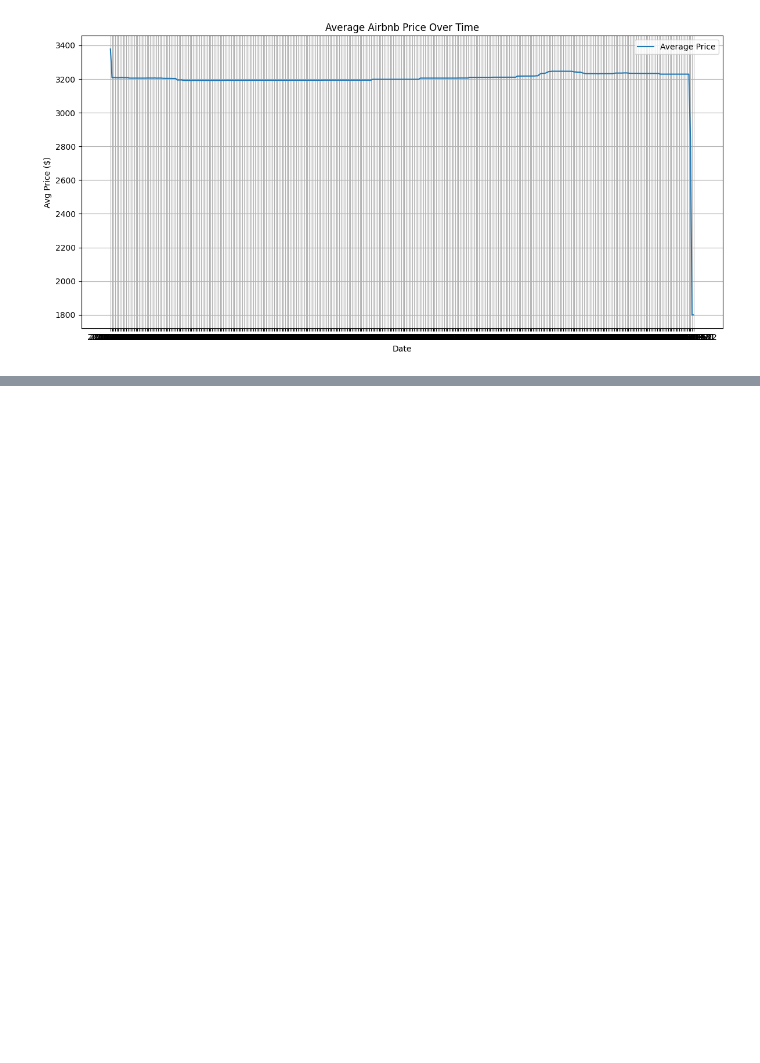
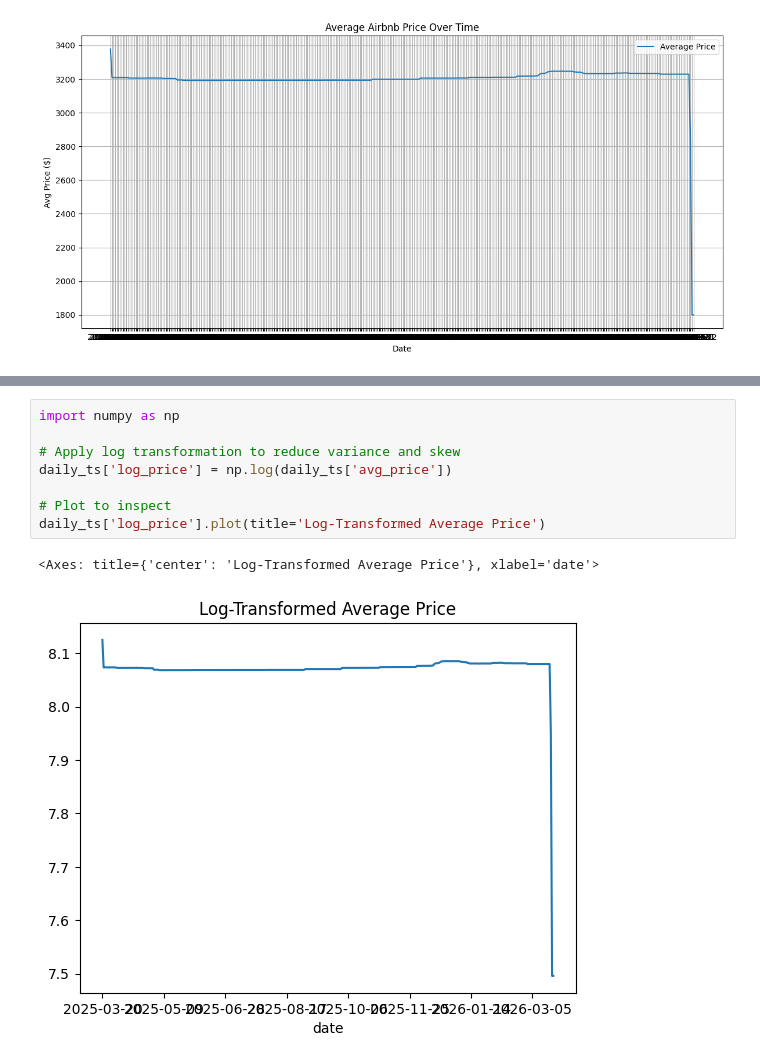
Before and after one commit to Salrahim21/Capstone-project, a Jupyter notebook: Notebook.ipynb, the cells around one changed output, grey strips where cells are left out. Cells and saved outputs as stored; diff of their text form; blank space fills up the shorter version.

```diff
--- a/Notebook.ipynb
+++ b/Notebook.ipynb
@@ -540,0 +600,11 @@ plt.show()
+# %%
+import numpy as np
+
+# Apply log transformation to reduce variance and skew
+daily_ts['log_price'] = np.log(daily_ts['avg_price'])
+
+# Plot to inspect
+daily_ts['log_price'].plot(title='Log-Transformed Average Price')
+# %% [output]
+<Axes: title={'center': 'Log-Transformed Average Price'}, xlabel='date'>
+[figure, added]
```
Also changed, not shown: parts of 20 cells of this notebook, 1 other file.
